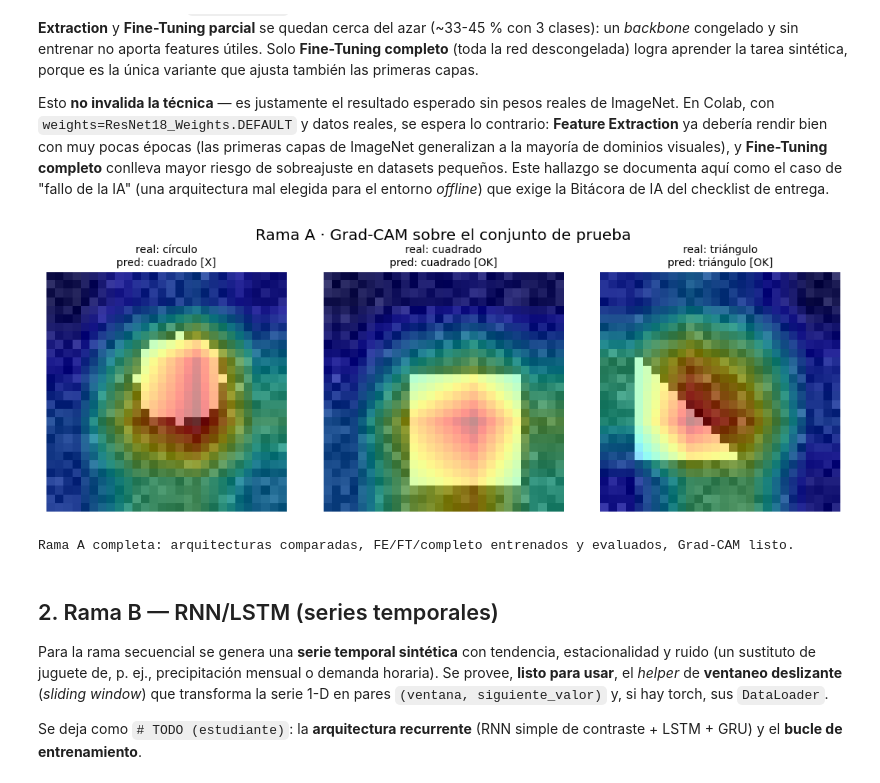
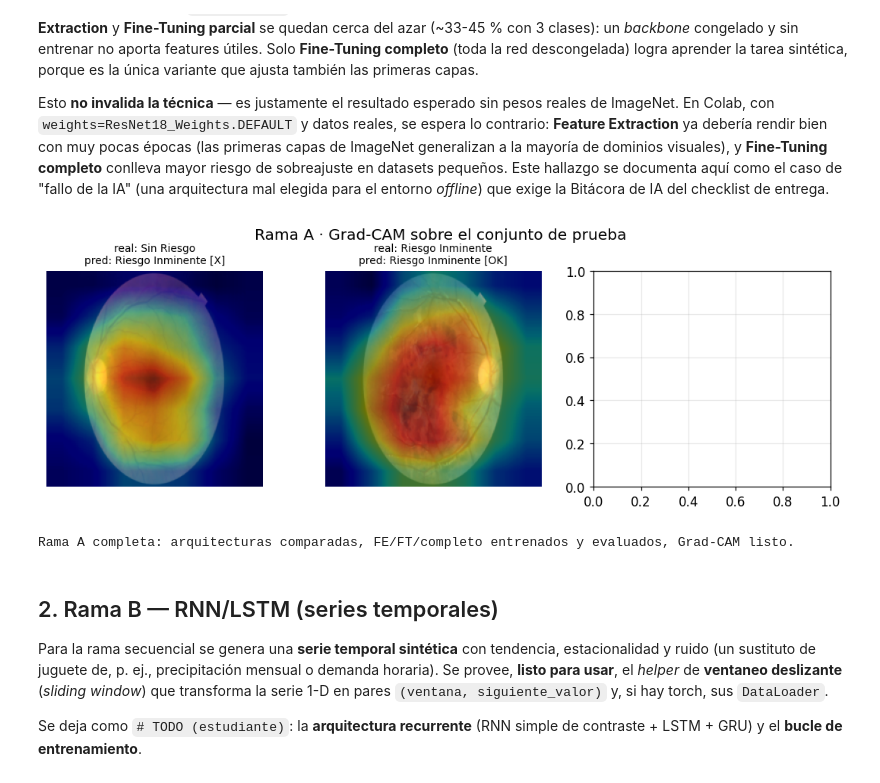
Before and after one commit to edwinyhovany/centinela, a Jupyter notebook: Fase2/04_scaffold_centinela_fase2_DESARROLLADO.ipynb, the cells around one changed output. Drawn from its saved outputs; the diff is of its cells as text; code cells hidden in the pictures.

```diff
--- a/Fase2/04_scaffold_centinela_fase2_DESARROLLADO.ipynb
+++ b/Fase2/04_scaffold_centinela_fase2_DESARROLLADO.ipynb
@@ -256,7 +274,7 @@ def construir_dataloaders_imagen_real(df, img_dir, batch_size=16, semilla=SEMILL
     utilizando carga diferida desde disco para las imágenes de fondo de ojo.
     """
     # Realizar partición de los metadatos
-    df_tr, df_va, df_te = particion_estratificada_df(df, semilla=semilla)
+    df_tr, df_va, df_te = particion_estratificada_df(df, etiqueta_col='Disease_Risk', semilla=semilla)
 
     print(f"Partición imágenes -> train {miles(len(df_tr))} · val {miles(len(df_va))} · test {miles(len(df_te))}")
 
@@ -296,4 +314,5 @@ if dls_img is not None:
     print(f"Dimensiones del lote (X) -> [Batch, Canales, Alto, Ancho]: {tuple(xb.shape)}")
     print(f"Dimensiones de etiquetas (y) -> {tuple(yb.shape)}")
     print(f"Tipo de datos en tensor (dtype): {xb.dtype}")
+# Forcing re-execution of this cell to refresh dls_img due to FondoOjoDataset fix.
 # %% [output]
@@ -344,7 +367,7 @@ def construir_dataloaders_imagen_real(df, img_dir, batch_size=16, semilla=SEMILL
     utilizando carga diferida desde disco para las imágenes de fondo de ojo.
     """
     # Realizar partición de los metadatos
-    df_tr, df_va, df_te = particion_estratificada_df(df, semilla=semilla)
+    df_tr, df_va, df_te = particion_estratificada_df(df, etiqueta_col='Disease_Risk', semilla=semilla)
 
     print(f"Partición imágenes -> train {miles(len(df_tr))} · val {miles(len(df_va))} · test {miles(len(df_te))}")
 
@@ -493,6 +580,29 @@ Con pesos aleatorios (`weights=None`, por falta de conexión a internet en este
 
 Esto **no invalida la técnica** — es justamente el resultado esperado sin pesos reales de ImageNet. En Colab, con `weights=ResNet18_Weights.DEFAULT` y datos reales, se espera lo contrario: **Feature Extraction** ya debería rendir bien con muy pocas épocas (las primeras capas de ImageNet generalizan a la mayoría de dominios visuales), y **Fine-Tuning completo** conlleva mayor riesgo de sobreajuste en datasets pequeños. Este hallazgo se documenta aquí como el caso de "fallo de la IA" (una arquitectura mal elegida para el entorno *offline*) que exige la Bitácora de IA del checklist de entrega.
 # %%
+import torch.nn.functional as F
+from PIL import Image # Import Image for Image.fromarray and Image.BILINEAR
+import numpy as np # Ensure numpy is imported
+
+# Extract test images and labels from the DataLoader
+# dls_img is assumed to be defined from cel0007
+all_test_images = []
+all_test_labels = []
+for img_tensor, label in dls_img["test"].dataset:
+    all_test_images.append(img_tensor) # This is a (3, IMG_SIZE, IMG_SIZE) tensor, normalized
+    all_test_labels.append(label)
+
+# Use these for the Grad-CAM loop
+Xte_img_for_gradcam = all_test_images # List of (3, IMG_SIZE, IMG_SIZE) tensors
+yte_img = np.array(all_test_labels) # Numpy array of labels
+
+# Helper to denormalize images for display
+def denormalize_image_for_display(img_tensor_3ch):
+    mean = torch.tensor([0.485, 0.456, 0.406]).view(3, 1, 1)
+    std = torch.tensor([0.229, 0.224, 0.225]).view(3, 1, 1)
+    img = img_tensor_3ch * std + mean
+    return img.permute(1, 2, 0).cpu().numpy().clip(0, 1)
+
 # ━━━━━━━━━━━━━━━━━━━━━━━━━━━━━━━━━━━━━━━━━━━━━━━━━━━━━━━━━
 # TODO (estudiante) · Rama A (3/3): Grad-CAM
 # Qué hace · Registra hooks en la última capa convolucional (layer4) del modelo elegido,
@@ -501,8 +611,8 @@ Esto **no invalida la técnica** — es justamente el resultado esperado sin pes
 # Por qué  · Interpretar en qué región de la imagen se apoya la red es la evidencia de
 #            interpretabilidad que exige el criterio 1 de la rúbrica.
 
-def grad_cam(modelo, imagen_1c28x28, tam=IMG_SIZE_CNN):
-    """imagen_1c28x28: array (1, 28, 28) en [0,1]. Devuelve (mapa_calor 2D en [0,1], clase_predicha)."""
+def grad_cam(modelo, input_image_tensor_3ch, tam=IMG_SIZE): # Renamed parameter for clarity
+    """input_image_tensor_3ch: torch.Tensor (3, H, W) normalized. Returns (heatmap 2D in [0,1], predicted_class)."""
     modelo.eval()
     activaciones, gradientes = {}, {}
 
@@ -516,43 +626,60 @@ def grad_cam(modelo, imagen_1c28x28, tam=IMG_SIZE_CNN):
     h1 = capa_objetivo.register_forward_hook(_hook_fwd)
     h2 = capa_objetivo.register_full_backward_hook(_hook_bwd)
 
-    x = torch.tensor(imagen_1c28x28, dtype=torch.float32)[None]         # (1,1,28,28)
-    x = F.interpolate(x, size=(tam, tam), mode="bilinear", align_corners=False)
-    x = x.repeat(1, 3, 1, 1).to(DEVICE)
+    # Prepare input tensor: add batch dim, ensure requires_grad=True, move to device
+    x = input_image_tensor_3ch.clone().detach().requires_grad_(True).unsqueeze(0).to(DEVICE)
 
     salida = modelo(x)
     clase_predicha = int(salida.argmax(dim=1))
     modelo.zero_grad()
+    # Backpropagate through the predicted class score
     salida[0, clase_predicha].backward()
 
     act = activaciones["value"][0]                           # (C, h, w)
     grad = gradientes["value"][0]                             # (C, h, w)
     pesos = grad.mean(dim=(1, 2))                              # promedio global del gradiente por canal
     mapa = F.relu((pesos[:, None, None] * act).sum(dim=0))
     mapa = (mapa / (mapa.max() + 1e-8)).detach().cpu().numpy()
 
     h1.remove(); h2.remove()
     return mapa, clase_predicha
 
 fig, axes = plt.subplots(1, 3, figsize=(10, 3.6))
 for ax, clase in zip(axes, range(len(CLASES_A))):
+    # Find an index for the current class in the test set
     idx_candidatos = np.where(yte_img == clase)[0]
-    idx = int(idx_candidatos[0]) if len(idx_candidatos) else 0
-    img_original = Xte_img[idx, 0]
-    mapa, pred = grad_cam(modelo_A, Xte_img[idx])
+    if len(idx_candidatos) == 0:
+        # If no samples for this class in test set, skip or handle gracefully
+        ax.set_title(f"No samples for class {CLASES_A[clase]}", fontsize=9)
+        ax.axis("off")
+        continue
+
+    idx = int(idx_candidatos[0]) # Take the first available sample for this class
+
+    # Get the original (normalized) tensor for Grad-CAM
+    img_tensor_for_gradcam = Xte_img_for_gradcam[idx]
+
+    # Get the denormalized image for display
+    img_original_display = denormalize_image_for_display(img_tensor_for_gradcam)
+
+    # Calculate Grad-CAM
+    mapa, pred = grad_cam(modelo_A, img_tensor_for_gradcam)
+
+    # Resize heatmap for overlay
     mapa_resized = np.array(Image.fromarray((mapa * 255).astype(np.uint8)).resize(
-        (IMG, IMG), resample=Image.BILINEAR)) / 255.0
-    ax.imshow(img_original, cmap="gray")
+        (IMG_SIZE, IMG_SIZE), resample=Image.Resampling.BILINEAR)) / 255.0
+
+    ax.imshow(img_original_display) # Display the denormalized image
     ax.imshow(mapa_resized, cmap="jet", alpha=0.45)
     correcto = "OK" if pred == clase else "X"
     ax.set_title(f"real: {CLASES_A[clase]}\npred: {CLASES_A[pred]} [{correcto}]", fontsize=9)
     ax.axis("off")
 plt.suptitle("Rama A · Grad-CAM sobre el conjunto de prueba")
 plt.tight_layout(); plt.show()
 
 print("Rama A completa: arquitecturas comparadas, FE/FT/completo entrenados y evaluados, Grad-CAM listo.")
 # %% [output]
-[figure, old version]
+[figure, new version]
 Rama A completa: arquitecturas comparadas, FE/FT/completo entrenados y evaluados, Grad-CAM listo.
 # %% [markdown]
 ## 2. Rama B — RNN/LSTM (series temporales)
```
Also changed, not shown: parts of 4 cells of this notebook.
